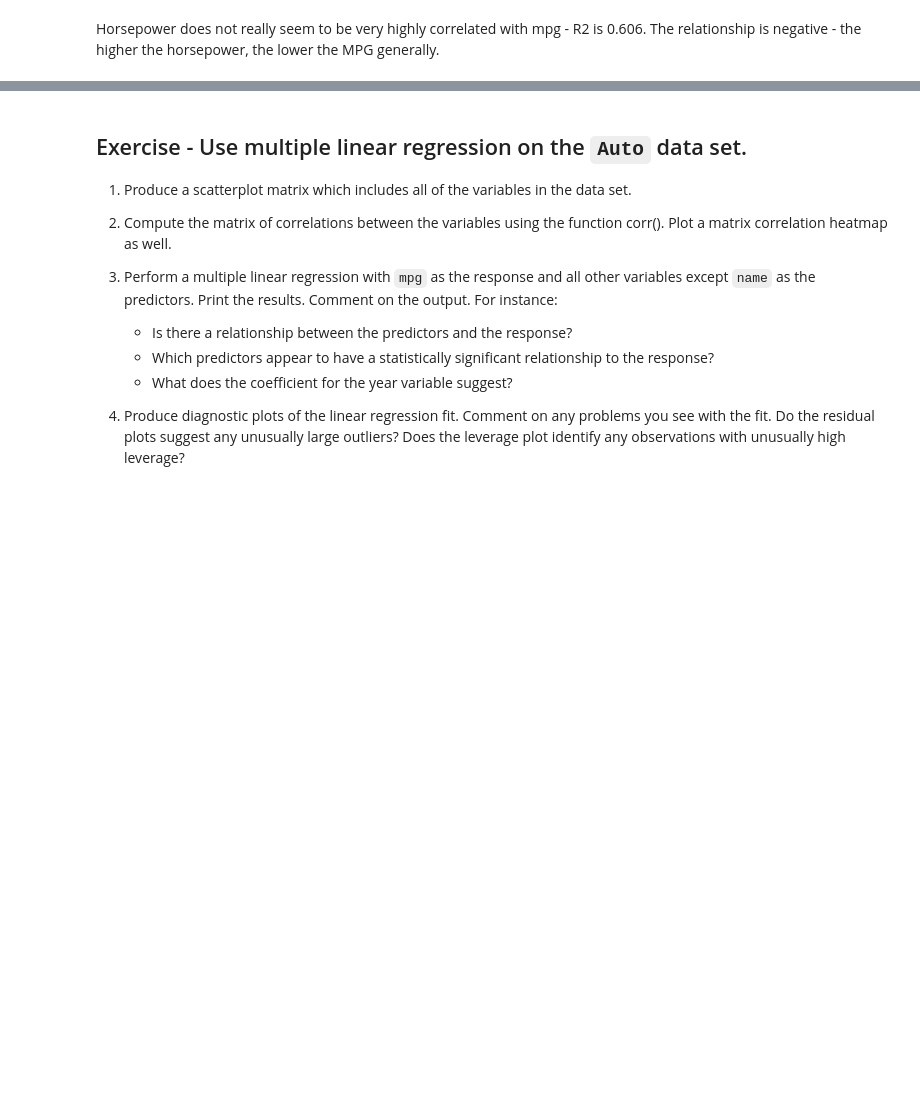
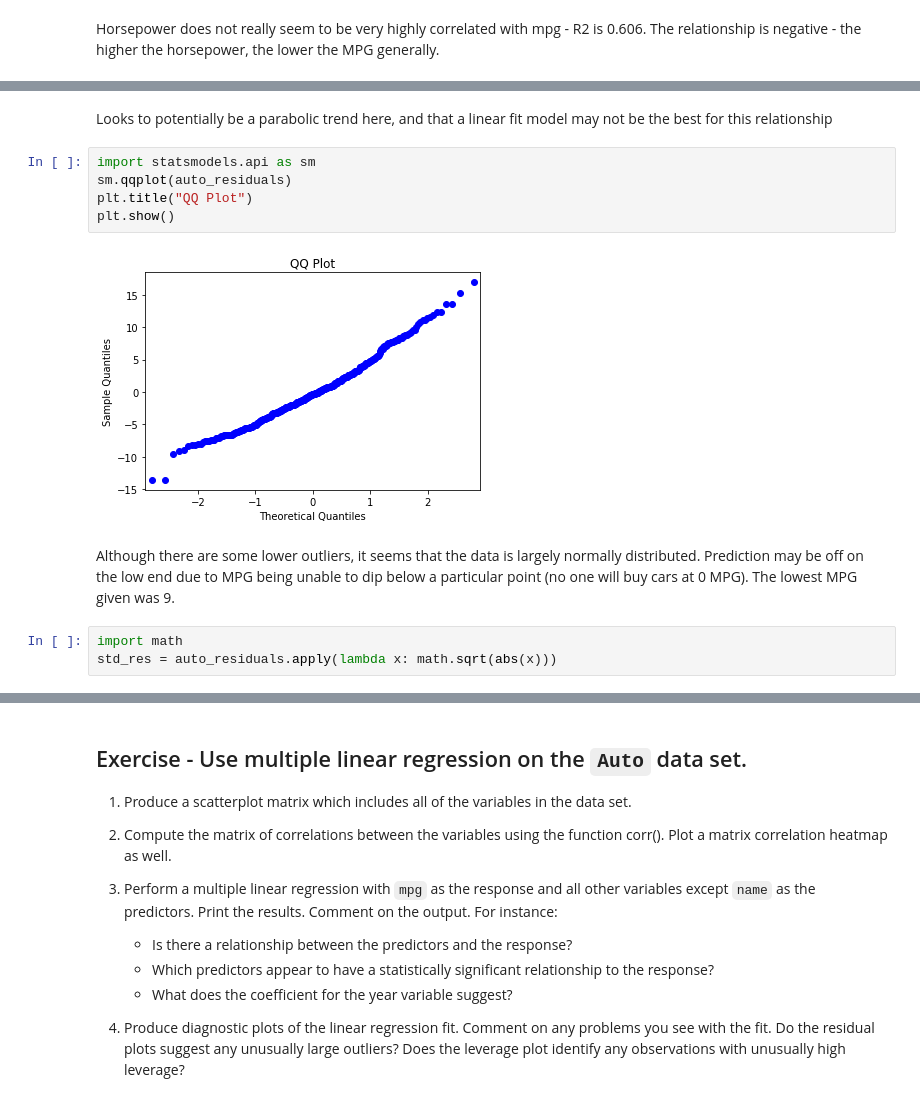
Before and after one commit to Rosswell/k2_datascience, a Jupyter notebook: Regression/Regression_Exercises.ipynb, the cells around one changed output, grey strips where cells are left out. Saved outputs shown, nothing was run; the diff lists cells and outputs as text; blank space fills up the shorter version.

```diff
--- a/Regression/Regression_Exercises.ipynb
+++ b/Regression/Regression_Exercises.ipynb
@@ -74,0 +83,14 @@ plt.show()
+# %% [markdown]
+Looks to potentially be a parabolic trend here, and that a linear fit model may not be the best for this relationship
+# %%
+import statsmodels.api as sm
+sm.qqplot(auto_residuals)
+plt.title("QQ Plot")
+plt.show()
+# %% [output]
+[figure, added]
+# %% [markdown]
+Although there are some lower outliers, it seems that the data is largely normally distributed. Prediction may be off on the low end due to MPG being unable to dip below a particular point (no one will buy cars at 0 MPG). The lowest MPG given was 9.
+# %%
+import math
+std_res = auto_residuals.apply(lambda x: math.sqrt(abs(x)))
```
Also changed, not shown: parts of 83 cells of this notebook, 1 other file.
